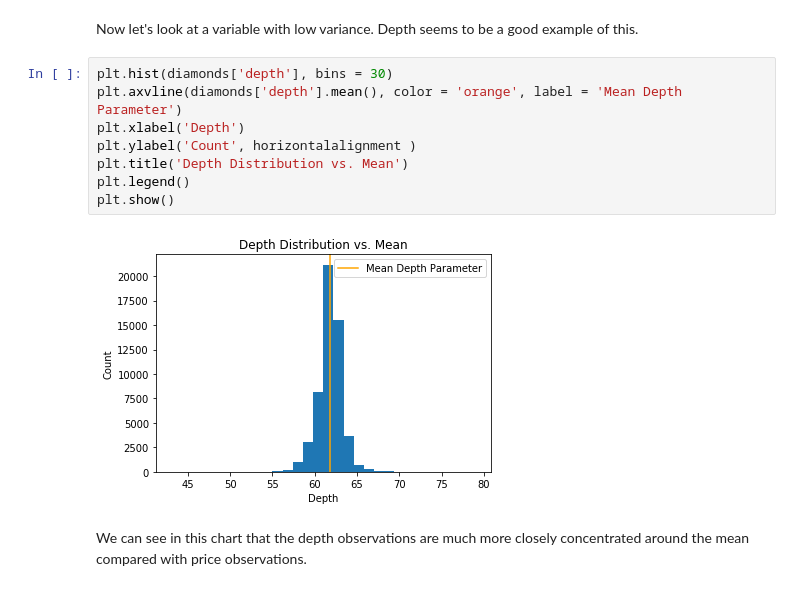
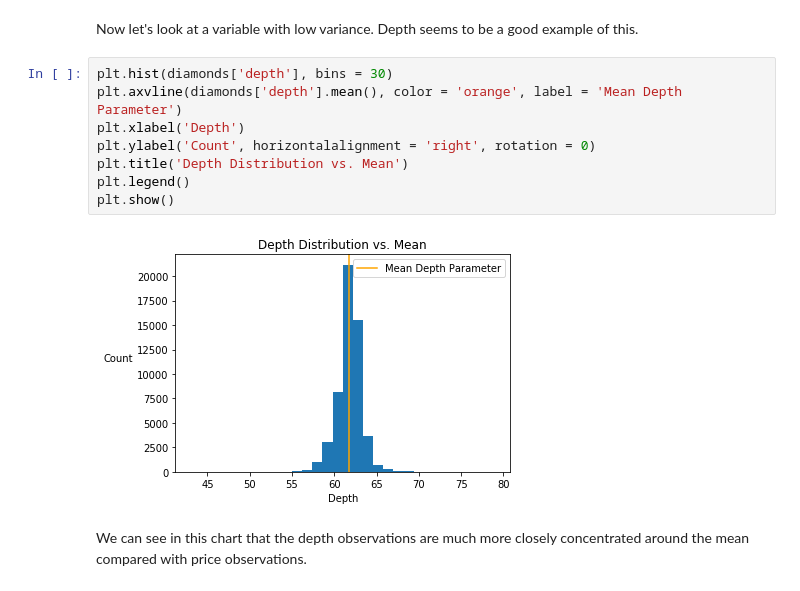
Before and after one commit to jmeguira/stats, a Jupyter notebook: stats_notebook.ipynb, the cells around one changed output. Cells and saved outputs as stored; diff of their text form.

```diff
--- a/stats_notebook.ipynb
+++ b/stats_notebook.ipynb
@@ -605,13 +605,13 @@ Now let's look at a variable with low variance. Depth seems to be a good example
 # %%
 plt.hist(diamonds['depth'], bins = 30)
 plt.axvline(diamonds['depth'].mean(), color = 'orange', label = 'Mean Depth Parameter')
 plt.xlabel('Depth')
-plt.ylabel('Count', horizontalalignment )
+plt.ylabel('Count', horizontalalignment = 'right', rotation = 0)
 plt.title('Depth Distribution vs. Mean')
 plt.legend()
 plt.show()
 # %% [output]
-[figure, old version]
+[figure, new version]
 # %% [markdown]
 We can see in this chart that the depth observations are much more closely concentrated around the mean compared with price observations.
 # %% [markdown]
```
Also changed, not shown: parts of 9 cells of this notebook.
